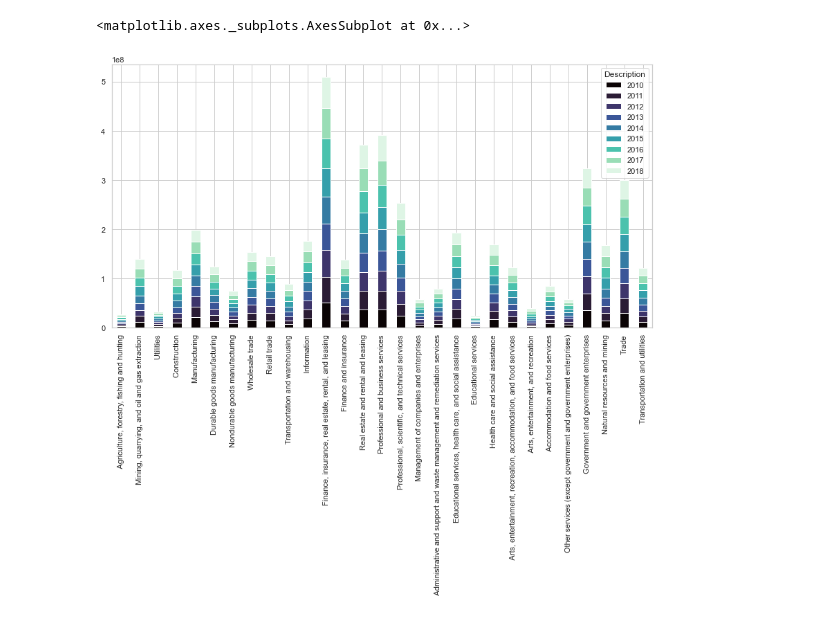
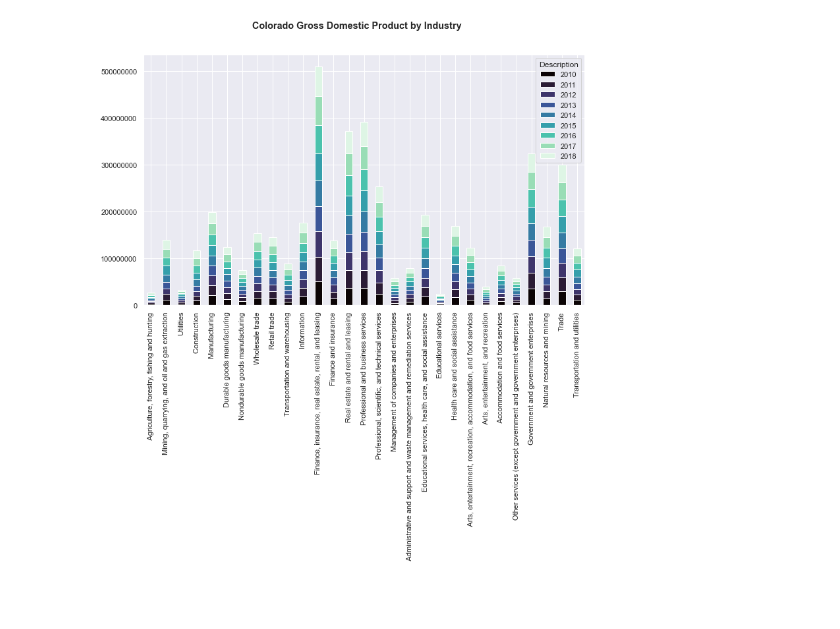
Before and after one commit to jtmcginley123/project-one, a Jupyter notebook: notebooks/olan.ipynb, the cells around one changed output. Drawn from its saved outputs; the diff is of its cells as text; code cells hidden in the pictures.

```diff
--- a/notebooks/olan.ipynb
+++ b/notebooks/olan.ipynb
@@ -8,15 +11,13 @@ import seaborn as sns
 # %%
 #TOTAL COLORADO GDP BY INDUSTRY
 #READING DATA
 DetailedGDP = pd.read_csv("../data/cleandata/COGDPDetailed.csv")
 DetailedGDP.set_index("Description", inplace=True)
+#DetailedGDP.head(10)
 
 
-sns.set_style("whitegrid")
-#sns.set()
-#DetailedGDP.set_index('Description').T.plot(kind='bar', stacked=True)
-#sns.barplot(data=DetailedGDP).plot(stacked=True)
-DetailedGDP.T.plot.bar(stacked=True, figsize=(14,7), cmap="mako")
+DetailedGDP.T.plot.bar(stacked=True, figsize=(12,7), cmap="mako")
+plt.suptitle('Colorado Gross Domestic Product by Industry', weight='bold')
+plt.ticklabel_format(style='plain', axis='y')
 # %% [output]
-<matplotlib.axes._subplots.AxesSubplot at 0x...>
-[figure, old version]
+[figure, new version]
```
Also changed, not shown: parts of 2 cells of this notebook, 10 other files.
